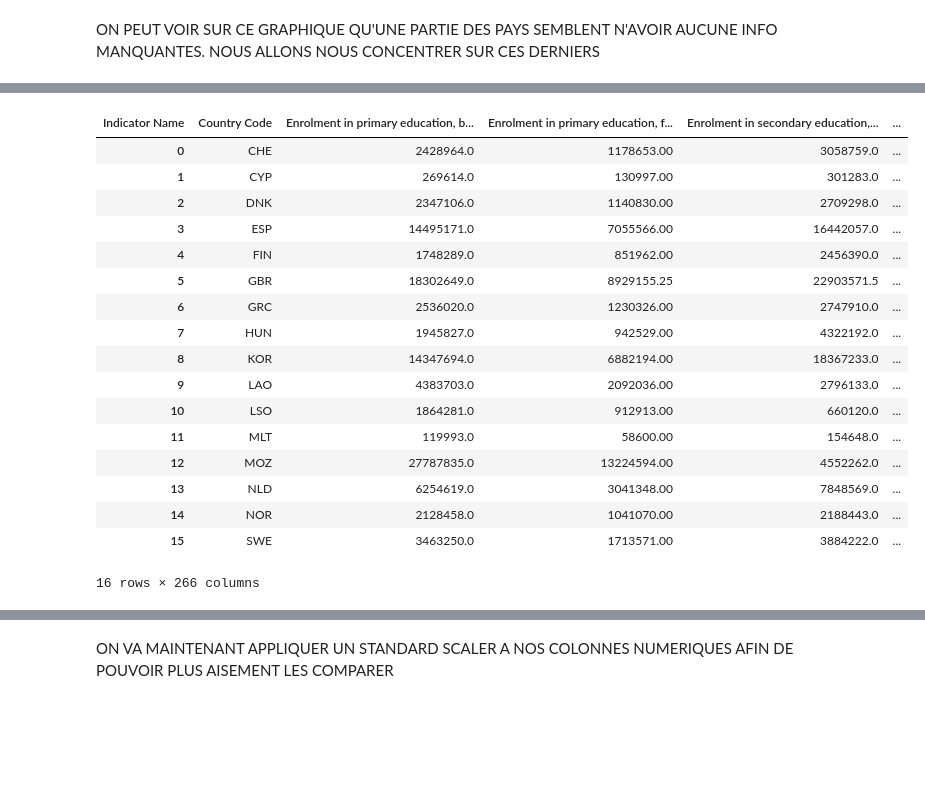
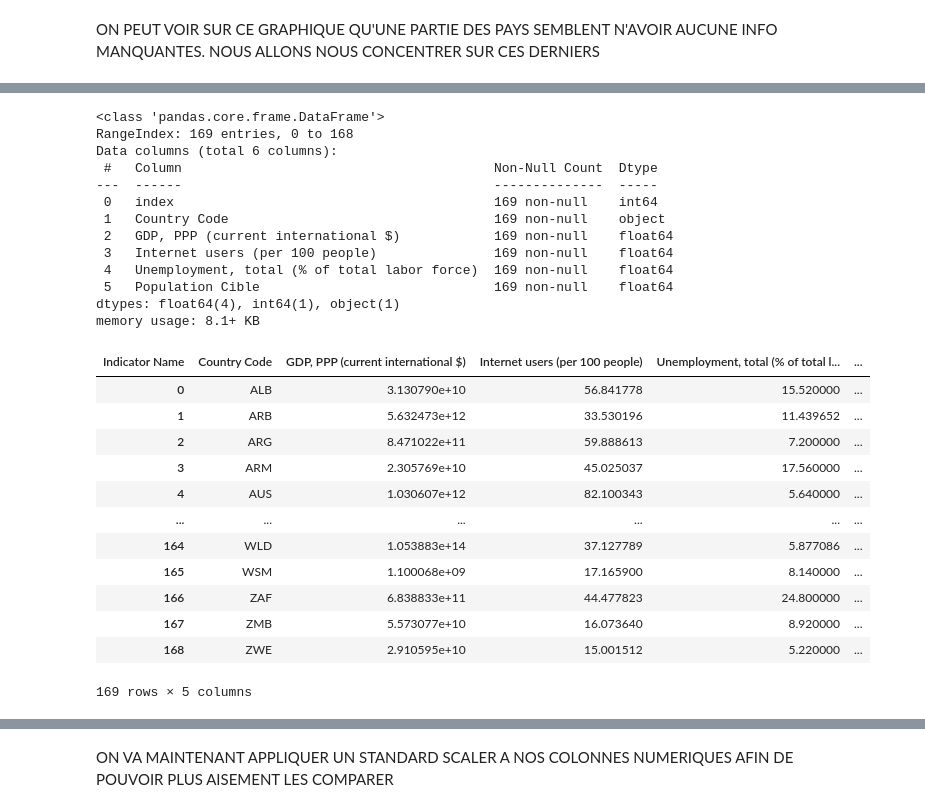
Before and after one commit to EP-portfolio/PROJET_2, a Jupyter notebook: JUPYTER.ipynb, the cells around one changed output, grey strips where cells are left out. Saved outputs shown, nothing was run; the diff lists cells and outputs as text; code cells hidden in the pictures; blank space fills up the shorter version.

```diff
--- a/JUPYTER.ipynb
+++ b/JUPYTER.ipynb
@@ -602,3 +602,10 @@ memory usage: 501.0+ KB
+# %%
+DF_pivot=DF_pivot[['Country Code','GDP, PPP (current international $)',
+                   'Internet users (per 100 people)',
+                   'Unemployment, total (% of total labor force)',
+                   'Population Cible']]
+# %%
+DF_pivot=DF_pivot.replace(0,np.nan)
 # %%
 DF_pivot
 # %% [output]
@@ -707,0 +689,21 @@ IL Y A DONC 122 PAYS COMPLETS. NOUS ALLONS LES CONSERVER ET ELIMINER LES AUTRES
+# %%
+import pandas as pd
+import numpy as np
+
+# Supposons que votre DataFrame s'appelle 'df'
+
+# Calculer le pourcentage de NaN pour chaque ligne
+nan_percentage = DF_pivot.isnull().mean(axis=1) * 100
+
+# Créer un masque booléen pour les lignes à conserver (celles avec >= 20% de NaN)
+mask = nan_percentage <= 10
+
+# Appliquer le masque pour ne garder que les lignes avec >= 20% de NaN
+DF_pivot_cleaned = DF_pivot[mask]
+
+# Alternativement, vous pouvez modifier le DataFrame original
+# df = df[mask]
+
+# Afficher le nombre de lignes avant et après
+print(f"Nombre de lignes avant : {len(DF_pivot)}")
+print(f"Nombre de lignes après : {len(DF_pivot_cleaned)}")
@@ -754,22 +732,34 @@ DF_pivot
+# %%
+DF_pivot_cleaned=DF_pivot_cleaned.reset_index()
+DF_pivot_cleaned.info()
+# %% [output]
+<class 'pandas.core.frame.DataFrame'>
+RangeIndex: 169 entries, 0 to 168
+Data columns (total 6 columns):
+ #   Column                                        Non-Null Count  Dtype
+---  ------                                        --------------  -----
+ 0   index                                         169 non-null    int64
+ 1   Country Code                                  169 non-null    object
+ 2   GDP, PPP (current international $)            169 non-null    float64
+ 3   Internet users (per 100 people)               169 non-null    float64
+ 4   Unemployment, total (% of total labor force)  169 non-null    float64
+ 5   Population Cible                              169 non-null    float64
+dtypes: float64(4), int64(1), object(1)
+memory usage: 8.1+ KB
 # %%
-DF_pivot=DF_pivot.drop(['index'], axis=1)
-DF_pivot
+DF_pivot_cleaned=DF_pivot_cleaned.drop(['index'], axis=1)
+DF_pivot_cleaned
 # %% [output]
-| Indicator Name | Country Code | Enrolment in primary education, b... | Enrolment in primary education, f... | Enrolment in secondary education,... | ... |
-| 0 | CHE | 2428964.0 | 1178653.00 | 3058759.0 | ... |
-| 1 | CYP | 269614.0 | 130997.00 | 301283.0 | ... |
-| 2 | DNK | 2347106.0 | 1140830.00 | 2709298.0 | ... |
-| 3 | ESP | 14495171.0 | 7055566.00 | 16442057.0 | ... |
-| 4 | FIN | 1748289.0 | 851962.00 | 2456390.0 | ... |
-| 5 | GBR | 18302649.0 | 8929155.25 | 22903571.5 | ... |
-| 6 | GRC | 2536020.0 | 1230326.00 | 2747910.0 | ... |
-| 7 | HUN | 1945827.0 | 942529.00 | 4322192.0 | ... |
-| 8 | KOR | 14347694.0 | 6882194.00 | 18367233.0 | ... |
-| 9 | LAO | 4383703.0 | 2092036.00 | 2796133.0 | ... |
-| 10 | LSO | 1864281.0 | 912913.00 | 660120.0 | ... |
-| 11 | MLT | 119993.0 | 58600.00 | 154648.0 | ... |
-| 12 | MOZ | 27787835.0 | 13224594.00 | 4552262.0 | ... |
-| 13 | NLD | 6254619.0 | 3041348.00 | 7848569.0 | ... |
-| 14 | NOR | 2128458.0 | 1041070.00 | 2188443.0 | ... |
-| 15 | SWE | 3463250.0 | 1713571.00 | 3884222.0 | ... |
+| Indicator Name | Country Code | GDP, PPP (current international $) | Internet users (per 100 people) | Unemployment, total (% of total l... | ... |
+| 0 | ALB | 3.130790e+10 | 56.841778 | 15.520000 | ... |
+| 1 | ARB | 5.632473e+12 | 33.530196 | 11.439652 | ... |
+| 2 | ARG | 8.471022e+11 | 59.888613 | 7.200000 | ... |
+| 3 | ARM | 2.305769e+10 | 45.025037 | 17.560000 | ... |
+| 4 | AUS | 1.030607e+12 | 82.100343 | 5.640000 | ... |
+| ... | ... | ... | ... | ... | ... |
+| 164 | WLD | 1.053883e+14 | 37.127789 | 5.877086 | ... |
+| 165 | WSM | 1.100068e+09 | 17.165900 | 8.140000 | ... |
+| 166 | ZAF | 6.838833e+11 | 44.477823 | 24.800000 | ... |
+| 167 | ZMB | 5.573077e+10 | 16.073640 | 8.920000 | ... |
+| 168 | ZWE | 2.910595e+10 | 15.001512 | 5.220000 | ... |
-16 rows × 266 columns
+169 rows × 5 columns
```
Also changed, not shown: parts of 52 cells of this notebook.
